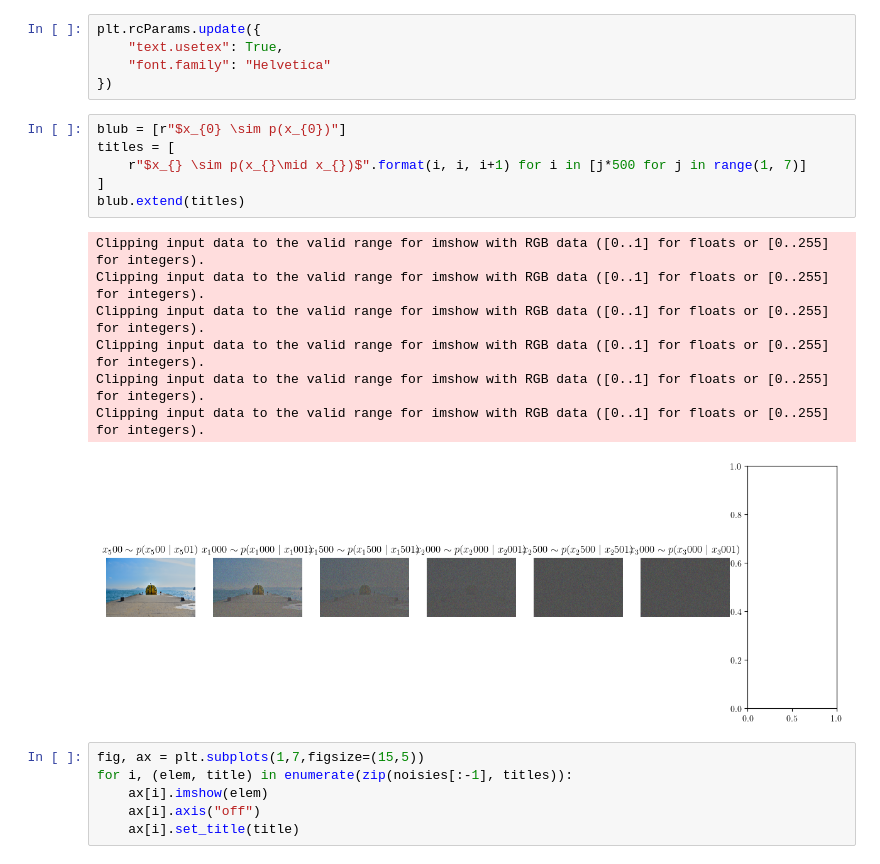
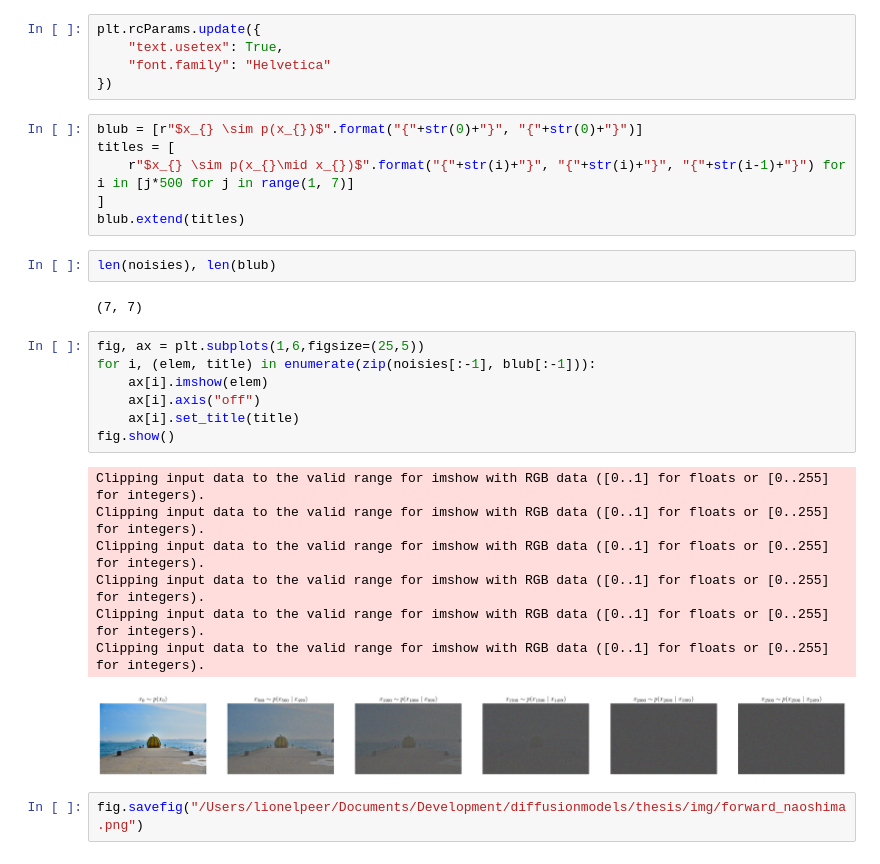
Before and after one commit to liopeer/diffusionmodels, a Jupyter notebook: examples/forward_process.ipynb, the cells around one changed output. Saved outputs shown, nothing was run; the diff lists cells and outputs as text.

```diff
--- a/examples/forward_process.ipynb
+++ b/examples/forward_process.ipynb
@@ -30,22 +26,29 @@ plt.rcParams.update({
     "font.family": "Helvetica"
 })
 # %%
-blub = [r"$x_{0} \sim p(x_{0})"]
+blub = [r"$x_{} \sim p(x_{})$".format("{"+str(0)+"}", "{"+str(0)+"}")]
 titles = [
-    r"$x_{} \sim p(x_{}\mid x_{})$".format(i, i, i+1) for i in [j*500 for j in range(1, 7)]
+    r"$x_{} \sim p(x_{}\mid x_{})$".format("{"+str(i)+"}", "{"+str(i)+"}", "{"+str(i-1)+"}") for i in [j*500 for j in range(1, 7)]
 ]
 blub.extend(titles)
-# %% [output]
-Clipping input data to the valid range for imshow with RGB data ([0..1] for floats or [0..255] for integers).
-Clipping input data to the valid range for imshow with RGB data ([0..1] for floats or [0..255] for integers).
-Clipping input data to the valid range for imshow with RGB data ([0..1] for floats or [0..255] for integers).
-Clipping input data to the valid range for imshow with RGB data ([0..1] for floats or [0..255] for integers).
-Clipping input data to the valid range for imshow with RGB data ([0..1] for floats or [0..255] for integers).
-Clipping input data to the valid range for imshow with RGB data ([0..1] for floats or [0..255] for integers).
-[figure, removed]
+# %%
+len(noisies), len(blub)
+# %% [output]
+(7, 7)
 # %%
-fig, ax = plt.subplots(1,7,figsize=(15,5))
-for i, (elem, title) in enumerate(zip(noisies[:-1], titles)):
+fig, ax = plt.subplots(1,6,figsize=(25,5))
+for i, (elem, title) in enumerate(zip(noisies[:-1], blub[:-1])):
     ax[i].imshow(elem)
     ax[i].axis("off")
     ax[i].set_title(title)
+fig.show()
+# %% [output]
+Clipping input data to the valid range for imshow with RGB data ([0..1] for floats or [0..255] for integers).
+Clipping input data to the valid range for imshow with RGB data ([0..1] for floats or [0..255] for integers).
+Clipping input data to the valid range for imshow with RGB data ([0..1] for floats or [0..255] for integers).
+Clipping input data to the valid range for imshow with RGB data ([0..1] for floats or [0..255] for integers).
+Clipping input data to the valid range for imshow with RGB data ([0..1] for floats or [0..255] for integers).
+Clipping input data to the valid range for imshow with RGB data ([0..1] for floats or [0..255] for integers).
+[figure, added]
+# %%
+fig.savefig("/Users/lionelpeer/Documents/Development/diffusionmodels/thesis/img/forward_naoshima.png")
```
Also changed, not shown: parts of 1 cell of this notebook, 4 other files.
